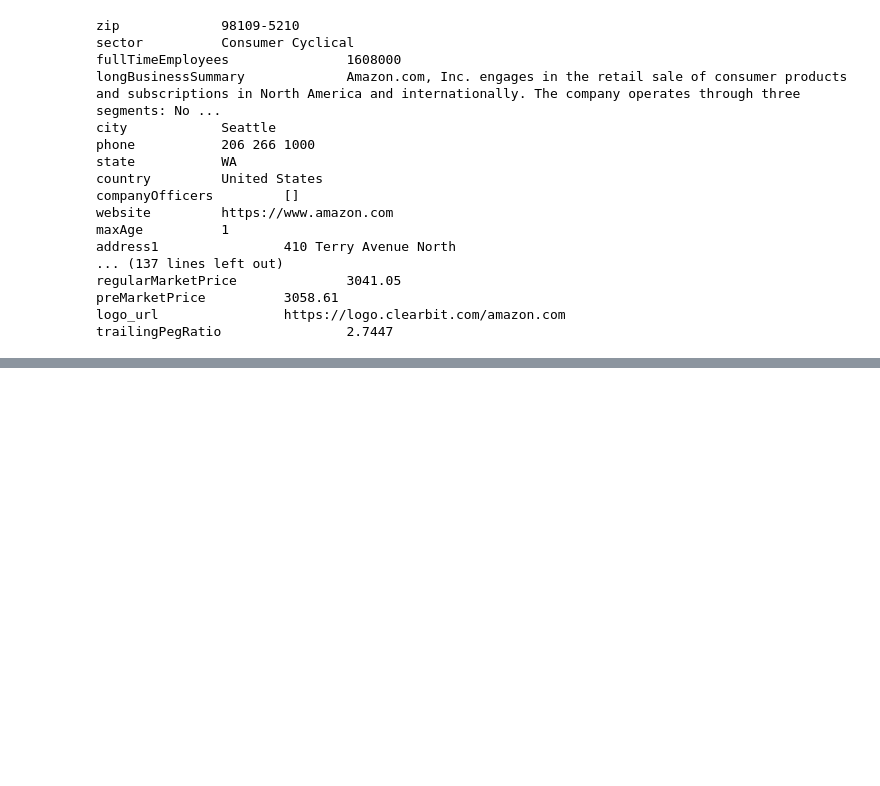
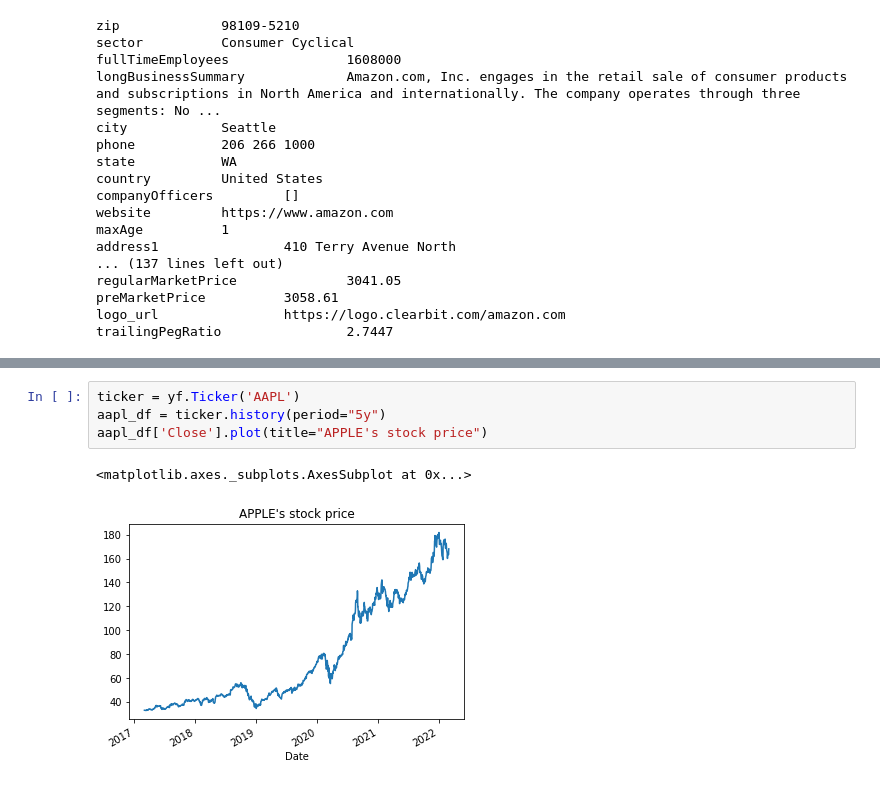
Before and after one commit to kathuman/Python-Experiments, a Jupyter notebook: 220215_financial_scrapping.ipynb, the cells around one changed output, grey strips where cells are left out. Cells and saved outputs as stored; diff of their text form; blank space fills up the shorter version.

```diff
--- a/220215_financial_scrapping.ipynb
+++ b/220215_financial_scrapping.ipynb
@@ -260,0 +309,7 @@ trailingPegRatio                2.7447
+# %%
+ticker = yf.Ticker('AAPL')
+aapl_df = ticker.history(period="5y")
+aapl_df['Close'].plot(title="APPLE's stock price")
+# %% [output]
+<matplotlib.axes._subplots.AxesSubplot at 0x...>
+[figure, added]
```
Also changed, not shown: parts of 6 cells of this notebook.
